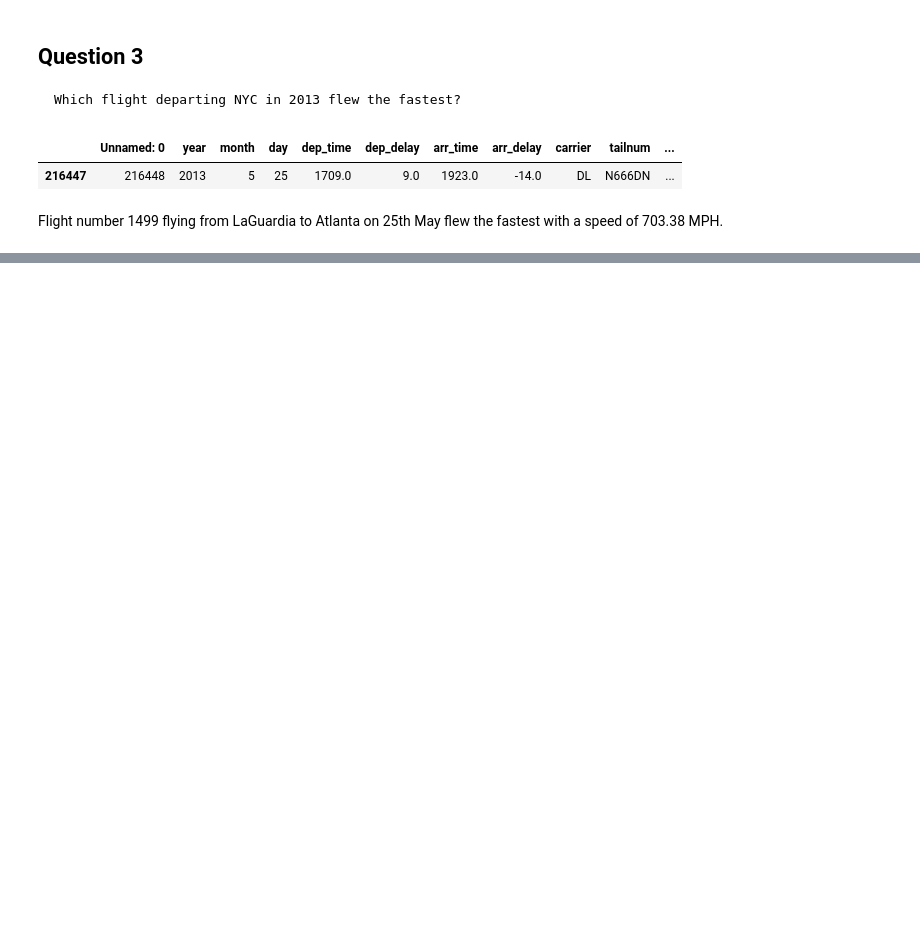
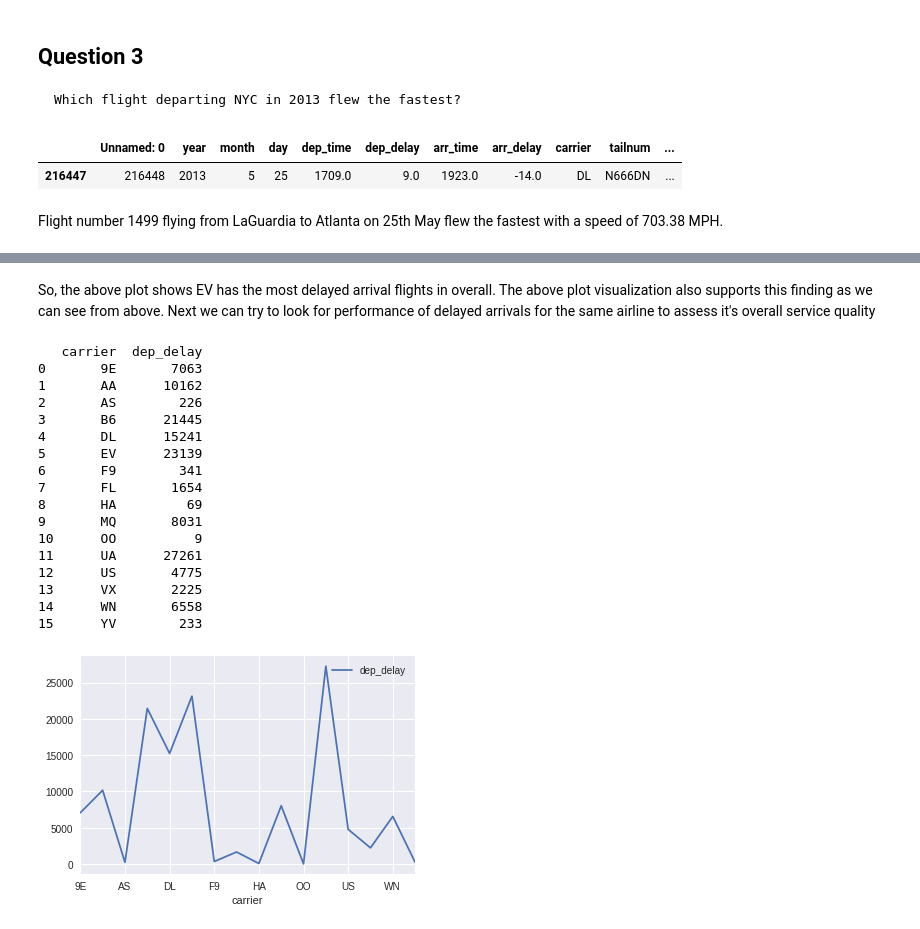
Before and after one commit to Naif6003/LearningJournal, a Jupyter notebook: Python/MachineLearning_Problems/ProblemSet_01/Weather.ipynb, the cells around one changed output, grey strips where cells are left out. Saved outputs shown, nothing was run; the diff lists cells and outputs as text; code cells hidden in the pictures; blank space fills up the shorter version.

```diff
--- a/Python/MachineLearning_Problems/ProblemSet_01/Weather.ipynb
+++ b/Python/MachineLearning_Problems/ProblemSet_01/Weather.ipynb
@@ -360,0 +465,31 @@ flights_df[(flights_df.speed == flights_df.speed.max())]
+# %% [markdown]
+So, the above plot shows EV has the most delayed arrival flights in overall. The above plot visualization also supports this finding as we can see from above. Next we can try to look for performance of delayed arrivals for the same airline to assess it's overall service quality
+# %%
+#finding the delayed arrival flights at NYC
+delayed_dep_flights = flights_df[flights_df['dep_delay']>0]
+#counting the total delayed arrival flights by carrier
+dep_delay_freq= delayed_dep_flights.groupby('carrier', as_index=False)['dep_delay'].count()
+
+print(dep_delay_freq)
+dep_delay_freq = dep_delay_freq.set_index('carrier')
+dep_delay_freq.plot()
+plt.show()
+# %% [output]
+   carrier  dep_delay
+0       9E       7063
+1       AA      10162
+2       AS        226
+3       B6      21445
+4       DL      15241
+5       EV      23139
+6       F9        341
+7       FL       1654
+8       HA         69
+9       MQ       8031
+10      OO          9
+11      UA      27261
+12      US       4775
+13      VX       2225
+14      WN       6558
+15      YV        233
+[figure, added]
```
Also changed, not shown: parts of 111 cells of this notebook, 2 other files.
